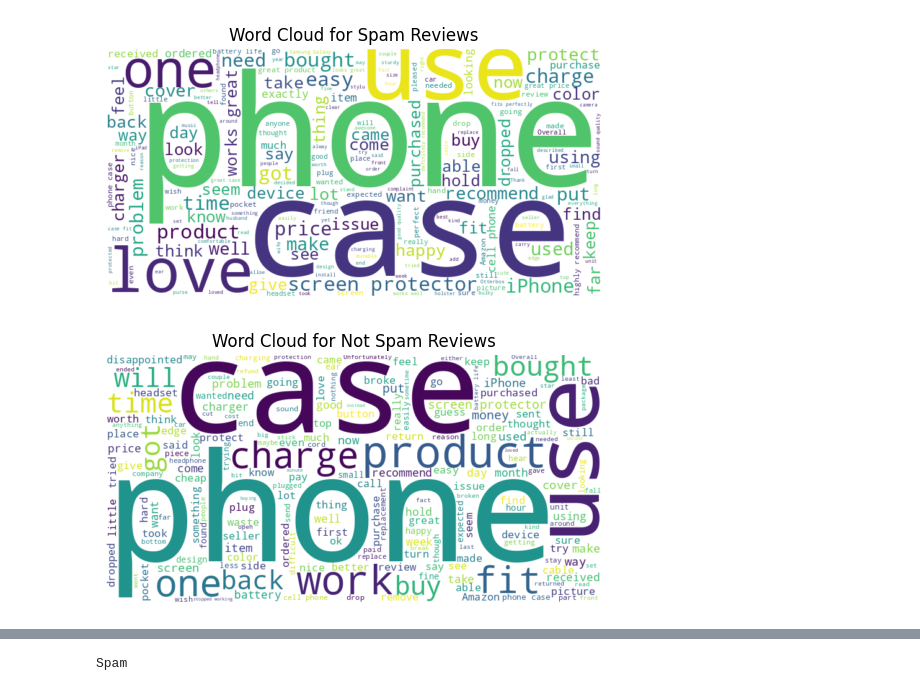
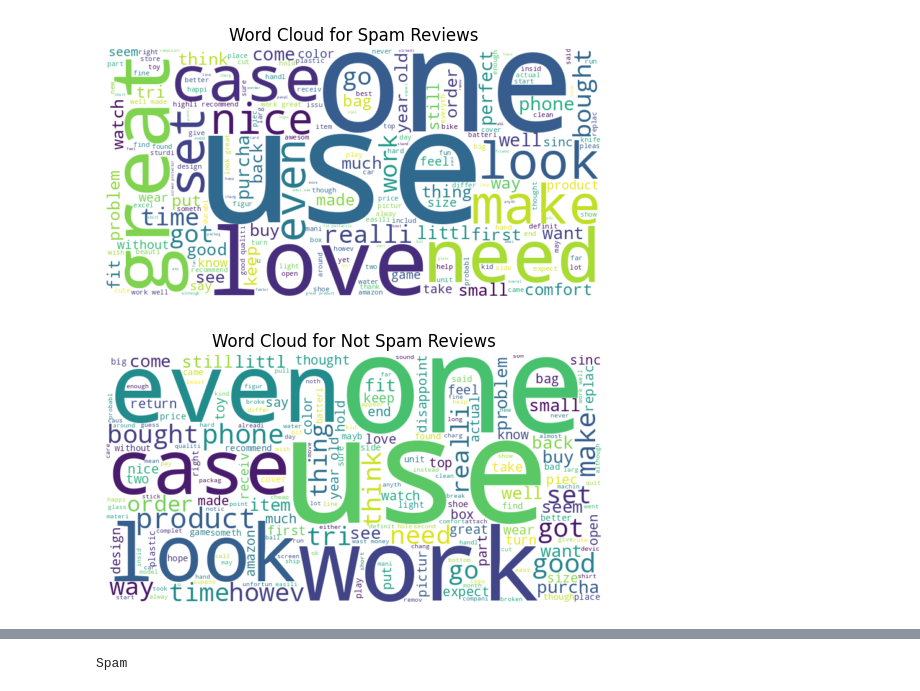
Before and after one commit to HarrisonPW/Amazon-Review-AI-Detector, a Jupyter notebook: training_models/LogisticRegression/LogisticRegressionModelTraining.ipynb, the cells around one changed output, grey strips where cells are left out. Drawn from its saved outputs; the diff is of its cells as text; code cells hidden in the pictures.

```diff
--- a/training_models/LogisticRegression/LogisticRegressionModelTraining.ipynb
+++ b/training_models/LogisticRegression/LogisticRegressionModelTraining.ipynb
@@ -19,7 +24,7 @@ def load_data(file_path):
     return pd.DataFrame(data)
 # %%
 # Load and preprocess data
-df = load_data('/content/drive/MyDrive/combinedData.json')
+df = load_data('/content/drive/MyDrive/combined_data.json')
 # %%
 # Basic statistical summary
 print("Summary Statistics:\n", df.describe())
@@ -54,6 +60,6 @@ plt.show()
 # %%
 # Text Length Analysis
-df['text_length'] = df['reviewText'].apply(len)
+df['text_length'] = df['reviewTextEdit'].apply(len)
 sns.histplot(data=df, x='text_length', hue='class', bins=30, kde=True)
 plt.title('Distribution of Review Text Length by Class')
 plt.xlabel('Text Length')
@@ -64,22 +70,22 @@ plt.show()
 # %%
 # Word Cloud for Spam and Not Spam
-spam_text = " ".join(df[df['class'] == 1]['reviewText'])
-not_spam_text = " ".join(df[df['class'] == 0]['reviewText'])
+spam_text = " ".join(df[df['class'] == 1]['reviewTextEdit'])
+not_spam_text = " ".join(df[df['class'] == 0]['reviewTextEdit'])
 
 spam_wordcloud = WordCloud(width=800, height=400, background_color='white').generate(spam_text)
 plt.imshow(spam_wordcloud, interpolation='bilinear')
 plt.axis('off')
 plt.title('Word Cloud for Spam Reviews')
 plt.show()
 
 not_spam_wordcloud = WordCloud(width=800, height=400, background_color='white').generate(not_spam_text)
 plt.imshow(not_spam_wordcloud, interpolation='bilinear')
 plt.axis('off')
 plt.title('Word Cloud for Not Spam Reviews')
 plt.show()
 # %% [output]
-[figure, old version]
+[figure, new version]
-[figure, old version]
+[figure, new version]
 # %%
 # Split data into training and validation sets
 from sklearn.model_selection import train_test_split
```
Also changed, not shown: parts of 9 cells of this notebook, 2 other files.
